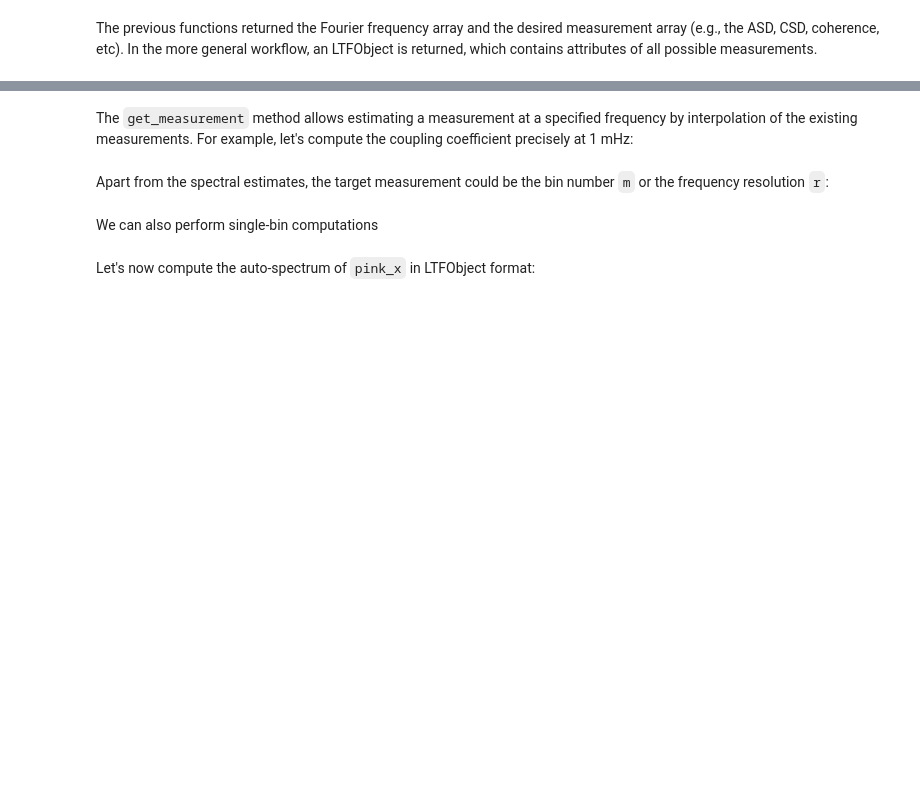
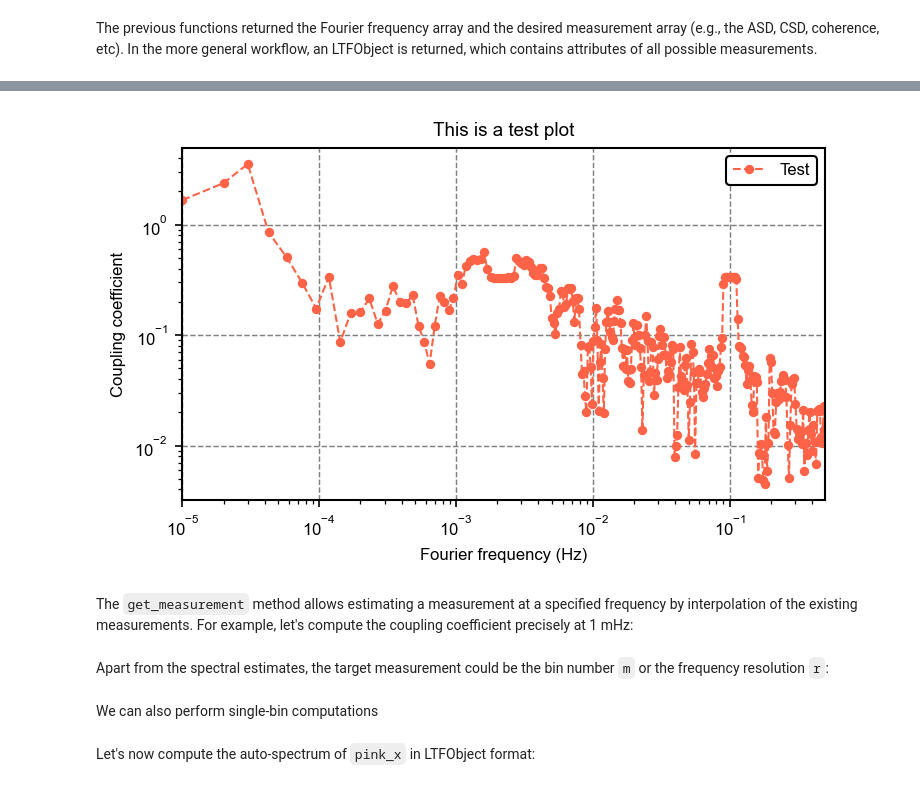
Before and after one commit to mdovale/SpecKit, a Jupyter notebook: notebooks/0.4_usage.ipynb, the cells around one changed output, grey strips where cells are left out. Saved outputs shown, nothing was run; the diff lists cells and outputs as text; code cells hidden in the pictures; blank space fills up the shorter version.

```diff
--- a/notebooks/0.4_usage.ipynb
+++ b/notebooks/0.4_usage.ipynb
@@ -133,3 +230,10 @@ csd_obj.plot(which='cs', c='orange', lw=2, ls='-')
+# %%
+fig, ax = csd_obj.plot(which='cf', c='tomato', lw=1, ls='--', marker='o', markersize=3.5, label='Test')
+ax.set_title('This is a test plot')
+ax.legend()
+plt.show()
+# %% [output]
+[figure, added]
 # %%
 csd_obj.plot(which='coh', color='tomato', lw=1, ls='-', ylabel='Coherence function')
 # %% [markdown]
```
Also changed, not shown: parts of 12 cells of this notebook, 7 other files.
